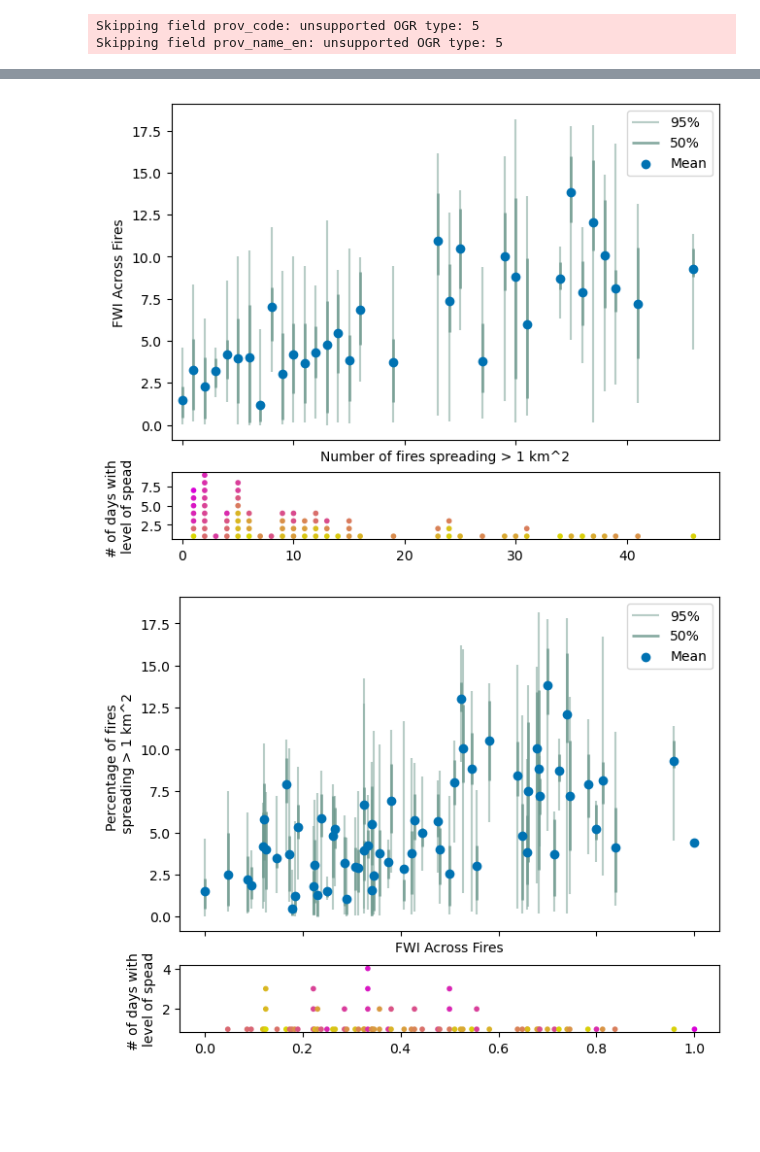
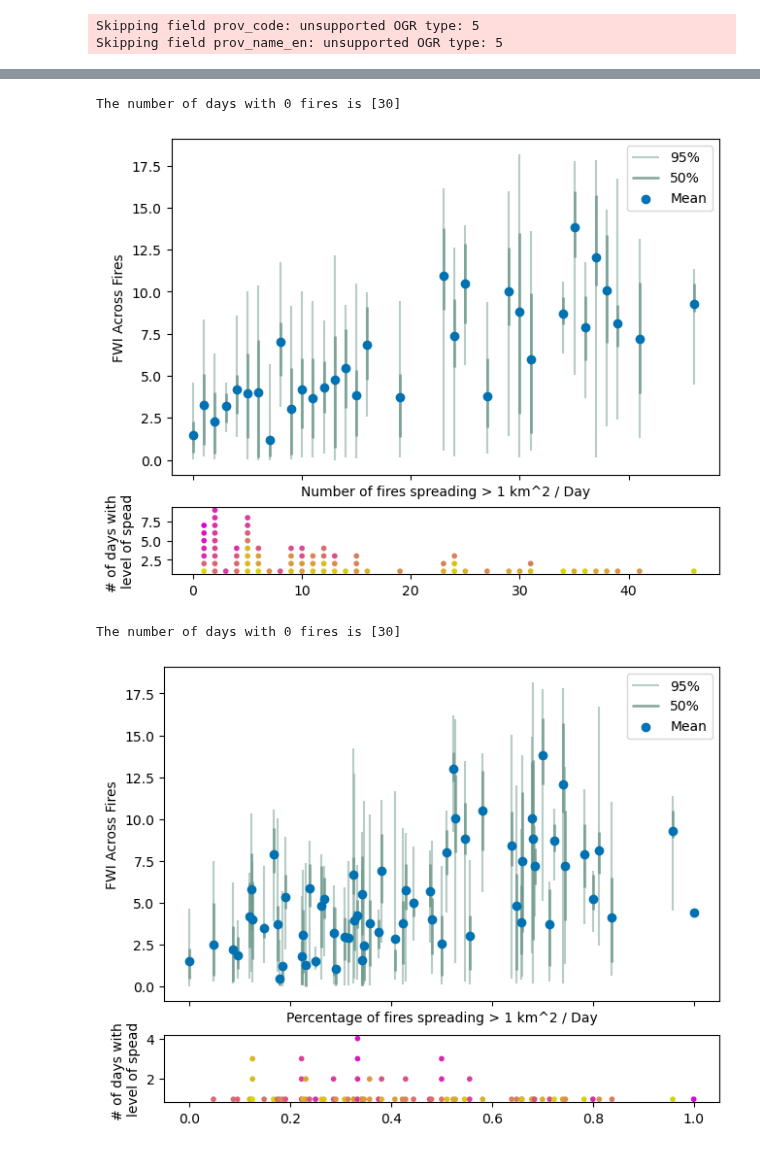
Before and after one commit to mccabete/fwiVis, a Jupyter notebook: notebooks/Number_of_fires_spreading.ipynb, the cells around one changed output, grey strips where cells are left out. Drawn from its saved outputs; the diff is of its cells as text; code cells hidden in the pictures; blank space fills up the shorter version.

```diff
--- a/notebooks/Number_of_fires_spreading.ipynb
+++ b/notebooks/Number_of_fires_spreading.ipynb
@@ -500,7 +501,7 @@ ax.set_title("")
 
 # Set the labels for the x and y axes
 ax.set_ylabel("FWI Across Fires")
-ax.set_xlabel(f"Number of fires spreading > {thresh} km^2")
+ax.set_xlabel(f"Number of fires spreading > {thresh} km^2 / Day")
 
 #### Dot plot
 # ax2.barh(num_test.num_fires, num_test.day_count)
@@ -531,7 +532,7 @@ for category, group in df[df.num_fires > 0].groupby('num_fires'):
     y = [y_value] * count
 
     ax2.scatter(y, x, c=qualities, cmap=darker_cmap, norm = norm, s=point_size, edgecolor='none') # 'spring_r' # qualities[:count]
-    ax2.set_xlim(xmin = -1)
+    ax2.set_xlim(xmin = -2)
 # categories = df['num_fires'].unique()
 # ax2.set_yticks(range(len(categories)))
 #ax2.set_y=yticks(range(len(df_agg)))
@@ -540,12 +541,13 @@ ax2.set_ylabel("# of days with \nlevel of spead")
 # cbar = plt.colorbar(ax2)
 # cbar.set_label('Days Past 5/31')
 sm =  ScalarMappable(norm=norm, cmap = darker_cmap)
-#cbar = fig.colorbar(sm, ax = ax2, label = f"Days Since Start of Fire Season") #  orientation='horizontal'
+#cbar = fig.colorbar(sm, ax = ax2, label = f"Days Since Start of Fire Season",  orientation='horizontal') #  orientation='horizontal'
 plt.savefig(f"some_figs/fires_spread_fwi_distribution/reverse_axis_no_zeros_cbar_with_dots_number_fires_spread_{thresh}.png")
-
+print(f"The number of days with 0 fires is {df[df.num_fires == 0].day_count.unique()}")
 plt.show()
 # %% [output]
+The number of days with 0 fires is [30]
-[figure, old version]
+[figure, new version]
 # %%
 
 df = percent_merge[['percent_fires','day_count',f'days_since_{tmin}']]
@@ -574,8 +576,8 @@ ax.legend()
 ax.set_title("")
 
 # Set the labels for the x and y axes
-ax.set_xlabel("FWI Across Fires")
-ax.set_ylabel(f"Percentage of fires \n spreading > {thresh} km^2")
+ax.set_ylabel("FWI Across Fires")
+ax.set_xlabel(f"Percentage of fires spreading > {thresh} km^2 / Day")
 
 #### Dot plot
 # ax2.barh(percent_test.percent_fires, percent_test.day_count)
@@ -598,32 +600,33 @@ norm = plt.Normalize(0, df[f'days_since_{tmin}'].max())
 
 for pcategory, group in df[df.percent_fires > 0].groupby('percent_fires'):
     pcount = group['day_count'].iloc[0]
     #print("pecount", pcount)
     pqualities = group[f'days_since_{tmin}'].tolist()
     #print("pqualities", pqualities)
 
     y_value = pcategory #group['percent_fires'].iloc[0]  # Assuming you have a 'y_value' column that matches your scatter plot
     #print("pcategory", pcategory)
     #print(str(y_value) + " : Number of fires")
     #print(str(qualities) + ": days since")
     x =  np.arange(pcount) + 1
     y = [y_value] * pcount
     # print("x", x)
     # print("y", y)
 
     ax2.scatter(y, x, c=pqualities, cmap=darker_cmap, norm = norm, s=point_size, edgecolor='none') # 'spring_r' # qualities[:count]
     #ax2.set_xlim(xmin = 0, xmax = df[df.percent_fires > 0].day_count.max() + 1)
 # categories = df['percent_fires'].unique()
 # ax2.set_yticks(range(len(categories)))
 #ax2.set_y=yticks(range(len(df_agg)))
 #ax.set_xticklabels(df_agg['percent_fires'])
 ax2.set_ylabel("# of days with \nlevel of spead")
 # cbar = plt.colorbar(ax2)
 # cbar.set_label('Days Past 5/31')
 sm =  ScalarMappable(norm=norm, cmap = darker_cmap)
 #cbar = fig.colorbar(sm, ax = ax2, orientation='vertical', label = f"Days Since Start of Fire Season")
 plt.savefig(f"some_figs/fires_spread_fwi_distribution/percent_no_zeros_cbar_with_dots_number_fires_spread_{thresh}.png")
-
+print(f"The number of days with 0 fires is {df[df.percent_fires == 0].day_count.unique()}")
 plt.show()
 # %% [output]
+The number of days with 0 fires is [30]
-[figure, old version]
+[figure, new version]
```
Also changed, not shown: parts of 1 cell of this notebook, 2 other files.
